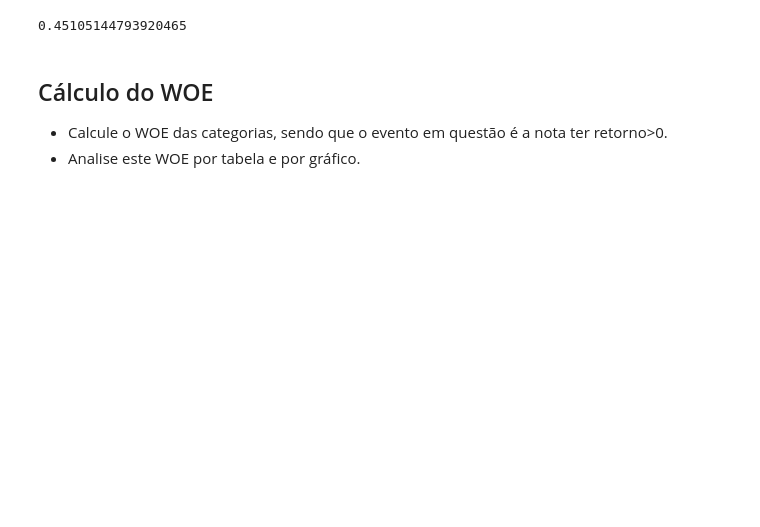
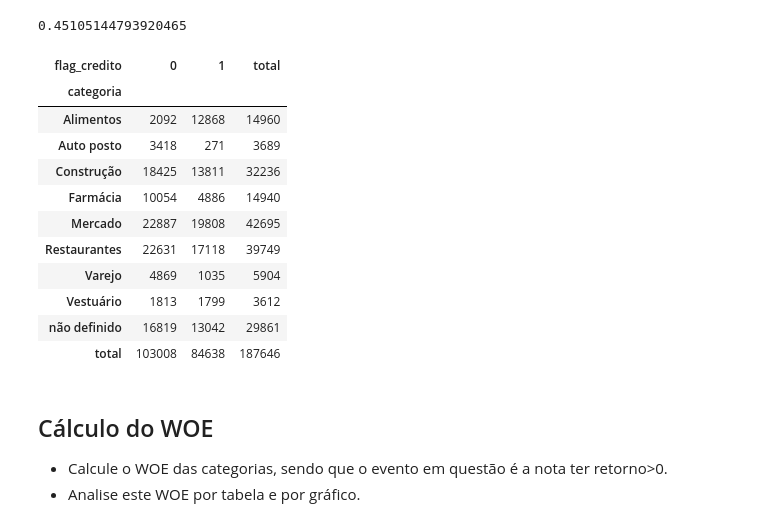
Before and after one commit to njuliacsouza/_projetosEBAC, a Jupyter notebook: Atividade_Curso-Ciencia_de_Dados/Atividade_Modulo_36/ProfCientistaDados m36_supportmaterial_exercise01.ipynb, the cells around one changed output. Saved outputs shown, nothing was run; the diff lists cells and outputs as text; code cells hidden in the pictures; blank space fills up the shorter version.

```diff
--- a/Atividade_Curso-Ciencia_de_Dados/Atividade_Modulo_36/ProfCientistaDados m36_supportmaterial_exercise01.ipynb
+++ b/Atividade_Curso-Ciencia_de_Dados/Atividade_Modulo_36/ProfCientistaDados m36_supportmaterial_exercise01.ipynb
@@ -70,8 +71,21 @@ len(df_retorno_maior_que_zero)/len(df)
 # %% [output]
 0.45105144793920465
 # %%
-tab = pd.crosstab(df.categoria,df.Retorno, margins=True, margins_name='total')
+tab = pd.crosstab(df.categoria, df.flag_credito, margins=True, margins_name='total')
 tab
+# %% [output]
+| flag_credito | 0 | 1 | total |
+| categoria |  |  |  |
+| Alimentos | 2092 | 12868 | 14960 |
+| Auto posto | 3418 | 271 | 3689 |
+| Construção | 18425 | 13811 | 32236 |
+| Farmácia | 10054 | 4886 | 14940 |
+| Mercado | 22887 | 19808 | 42695 |
+| Restaurantes | 22631 | 17118 | 39749 |
+| Varejo | 4869 | 1035 | 5904 |
+| Vestuário | 1813 | 1799 | 3612 |
+| não definido | 16819 | 13042 | 29861 |
+| total | 103008 | 84638 | 187646 |
 # %% [markdown]
 ## Cálculo do WOE
 
```
Also changed, not shown: parts of 4 cells of this notebook.
